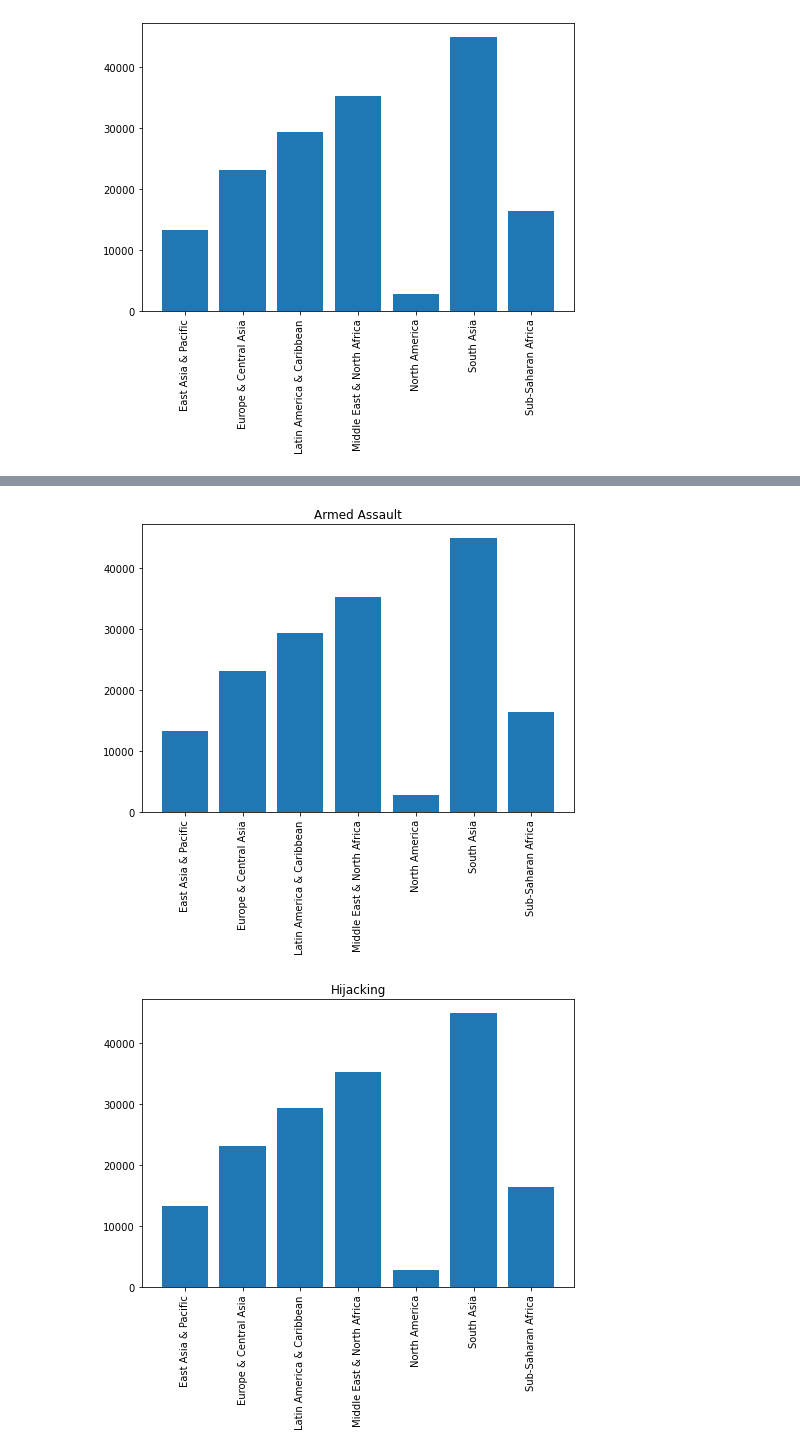
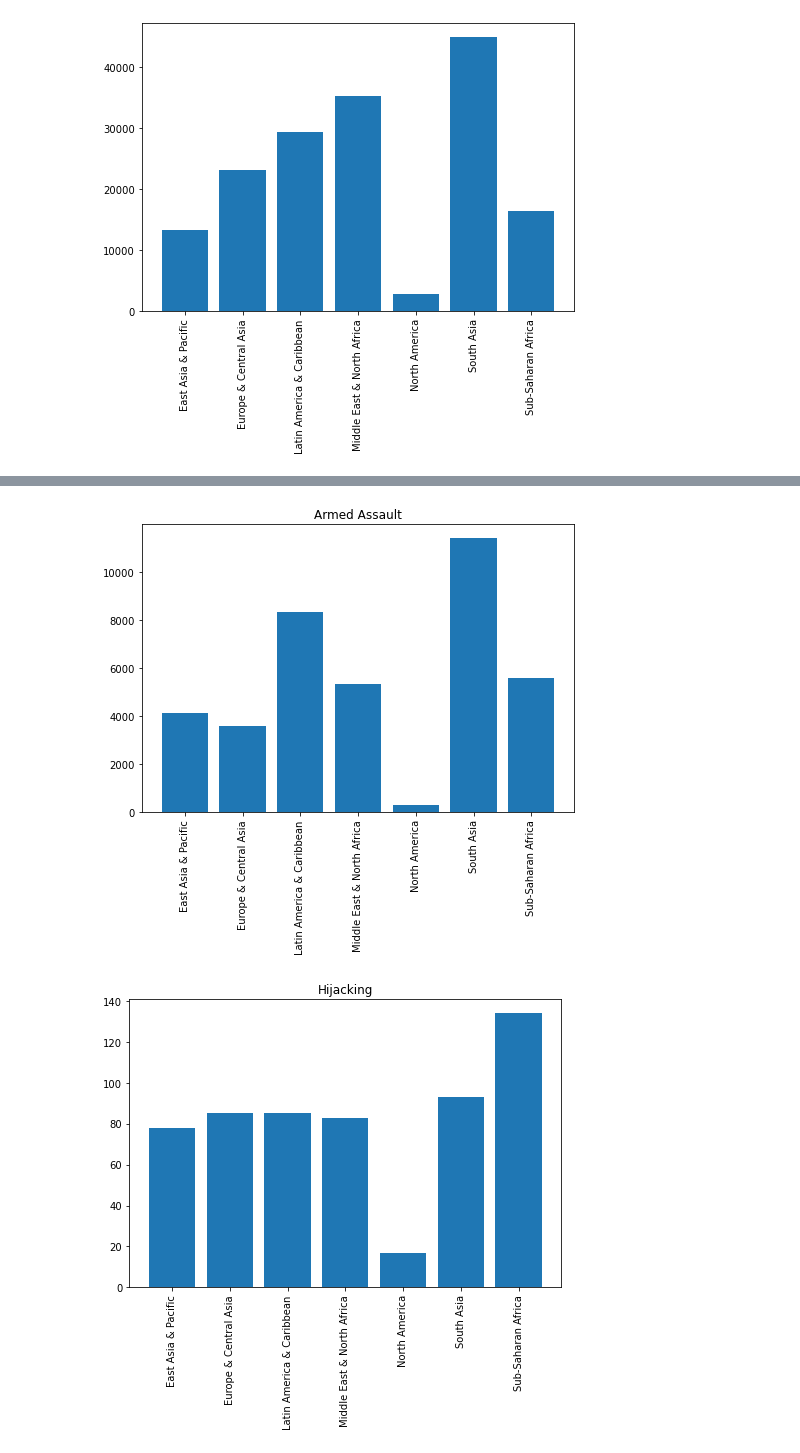
Before and after one commit to iSchool-597PR/2021_Spring_finals, a Jupyter notebook: PR_Final_Project.ipynb, the cells around one changed output, grey strips where cells are left out. Saved outputs shown, nothing was run; the diff lists cells and outputs as text; code cells hidden in the pictures.

```diff
--- a/PR_Final_Project.ipynb
+++ b/PR_Final_Project.ipynb
@@ -777,12 +777,11 @@ plt.show()
 # %%
 attacks = ['Bombing/Explosion','Assassination','Armed Assault','Hijacking']
 for j in attacks:
-    reg_df = pd.merge(terrorism_data, income_data, how='left', on='country_txt')
     options=[j]
-    res_df1 = reg_df[reg_df['attacktype1_txt'].isin(options)]
+    res_df1 = terror_act[terror_act['attacktype1_txt'].isin(options)]
     res_df = res_df1.groupby(['Region']).agg(count_region = ('iyear','count'))
-    x = terror.index.tolist()
-    y = terror['count_region']
+    x = res_df.index.tolist()
+    y = res_df['count_region']
 
     fig = plt.figure()
     ax = fig.add_axes([0,0,1,1])
@@ -796,5 +795,5 @@ for j in attacks:
-[figure, old version]
+[figure, new version]
-[figure, old version]
+[figure, new version]
 # %%
 #main function
 if __name__ == '__main__' :
```
Also changed, not shown: parts of 3 cells of this notebook.
